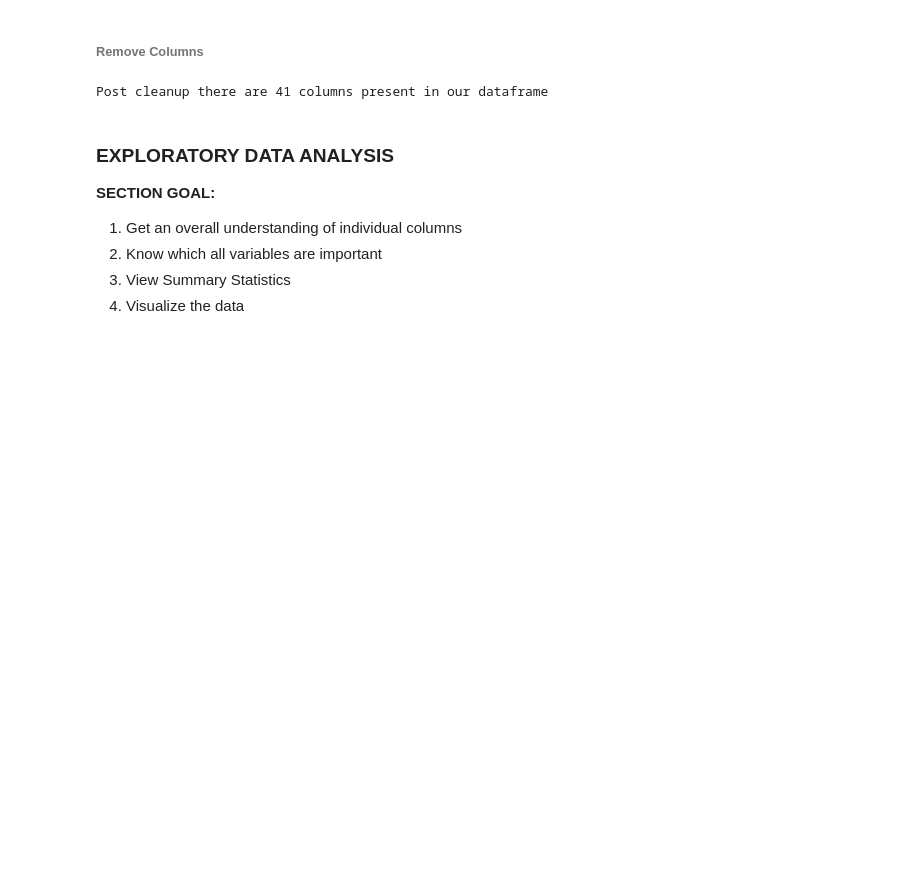
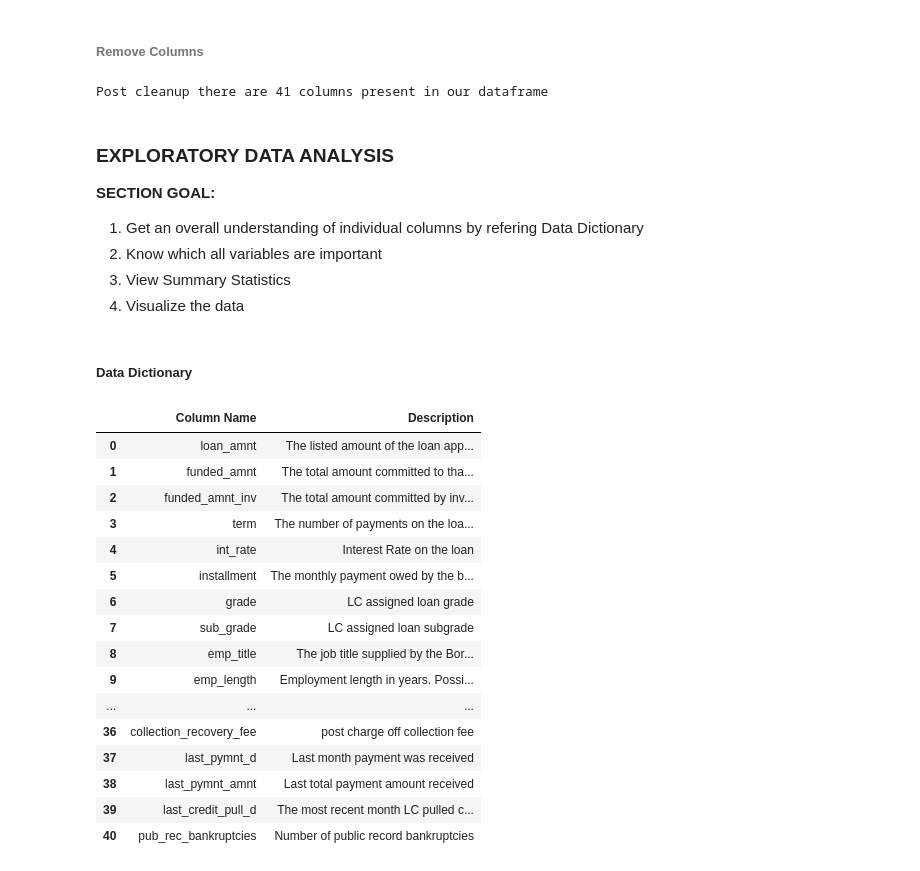
Before and after one commit to Theveetha/LendingClub_EDA_CaseStudy, a Jupyter notebook: LendingClub_EDA.ipynb, the cells around one changed output. Saved outputs shown, nothing was run; the diff lists cells and outputs as text; code cells hidden in the pictures; blank space fills up the shorter version.

```diff
--- a/LendingClub_EDA.ipynb
+++ b/LendingClub_EDA.ipynb
@@ -310,7 +310,30 @@ Post cleanup there are 41 columns present in our dataframe
 # %% [markdown]
 ### **EXPLORATORY DATA ANALYSIS**
 **SECTION GOAL:**
-1. Get an overall understanding of individual columns
+1. Get an overall understanding of individual columns by refering Data Dictionary
 2. Know which all variables are important
 3. View Summary Statistics
 4. Visualize the data
+# %% [markdown]
+##### **Data Dictionary**
+# %%
+data_desc = pd.read_excel('/content/drive/MyDrive/Stats&ML_Dataset/LendingClub_Description.xlsx')
+data_desc
+# %% [output]
+|  | Column Name | Description |
+| 0 | loan_amnt | The listed amount of the loan app... |
+| 1 | funded_amnt | The total amount committed to tha... |
+| 2 | funded_amnt_inv | The total amount committed by inv... |
+| 3 | term | The number of payments on the loa... |
+| 4 | int_rate | Interest Rate on the loan |
+| 5 | installment | The monthly payment owed by the b... |
+| 6 | grade | LC assigned loan grade |
+| 7 | sub_grade | LC assigned loan subgrade |
+| 8 | emp_title | The job title supplied by the Bor... |
+| 9 | emp_length | Employment length in years. Possi... |
+| ... | ... | ... |
+| 36 | collection_recovery_fee | post charge off collection fee |
+| 37 | last_pymnt_d | Last month payment was received |
+| 38 | last_pymnt_amnt | Last total payment amount received |
+| 39 | last_credit_pull_d | The most recent month LC pulled c... |
+| 40 | pub_rec_bankruptcies | Number of public record bankruptcies |
```
Also changed, not shown: parts of 3 cells of this notebook.
